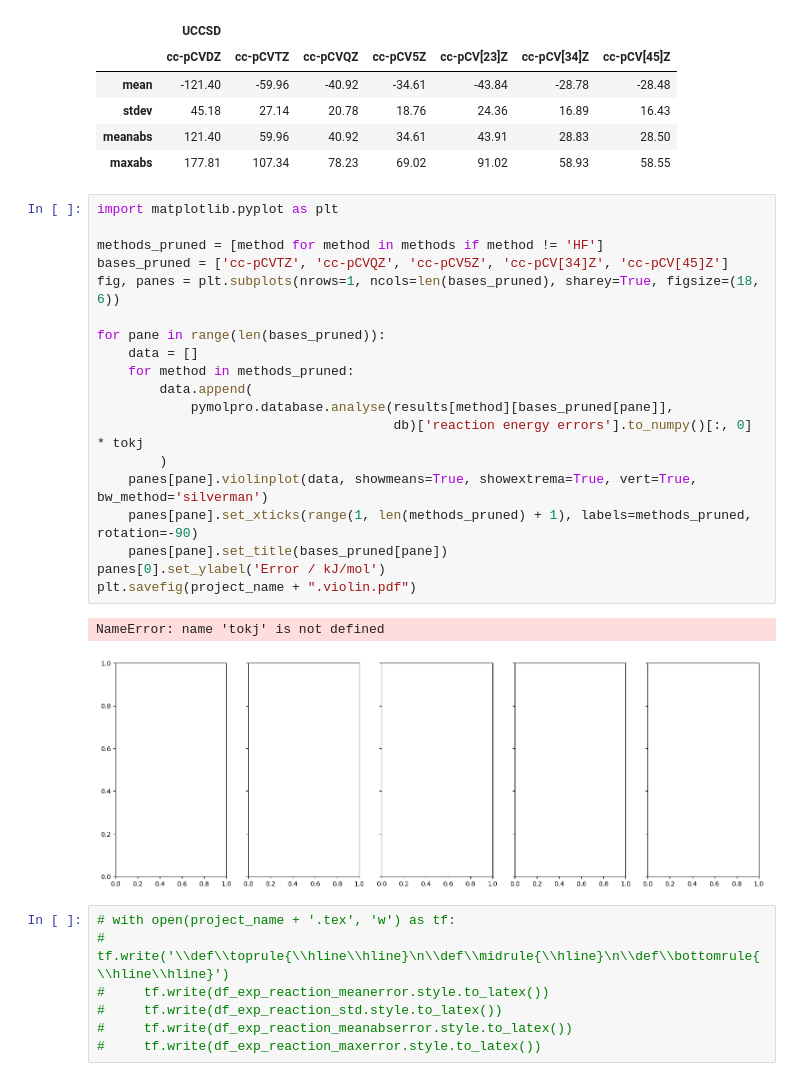
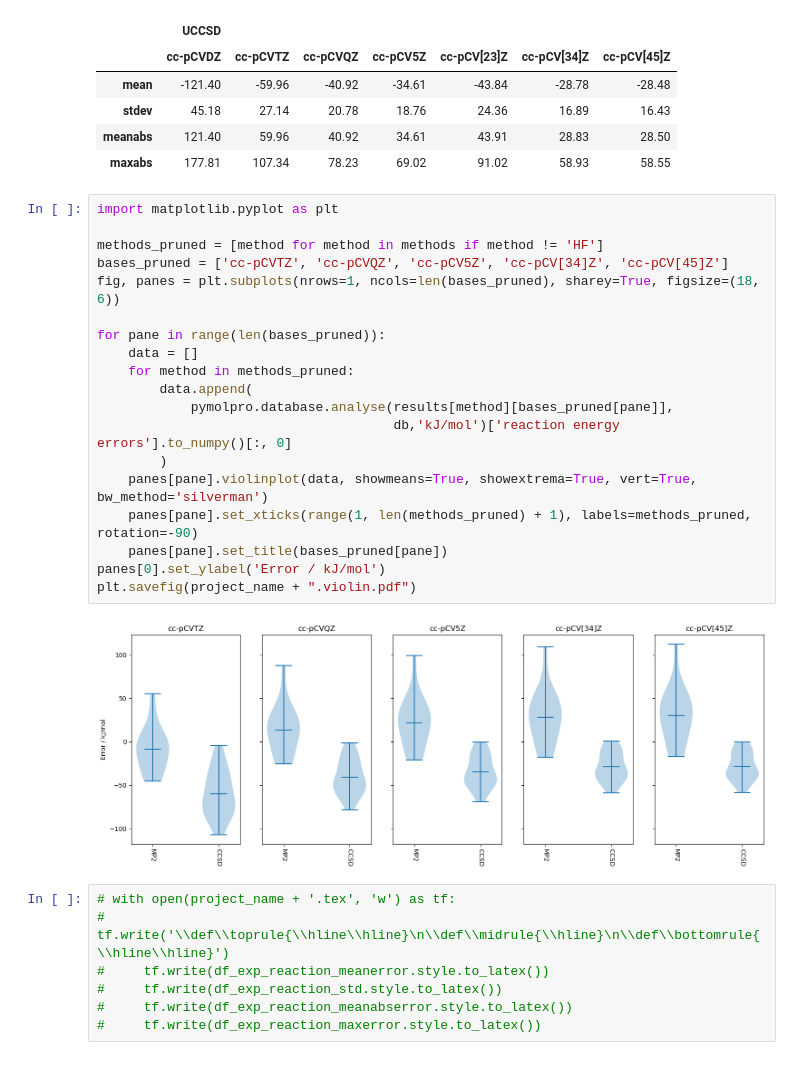
Before and after one commit to molpro/pymolpro, a Jupyter notebook: docs/source/examples/thermochemical_benchmark_Bak2000_atomisations.ipynb, the cells around one changed output. Drawn from its saved outputs; the diff is of its cells as text.

```diff
--- a/docs/source/examples/thermochemical_benchmark_Bak2000_atomisations.ipynb
+++ b/docs/source/examples/thermochemical_benchmark_Bak2000_atomisations.ipynb
@@ -53,25 +53,24 @@ pymolpro.database.analyse([results['CCSD'][basis] for basis in bases], db, 'kj/m
 # %%
 import matplotlib.pyplot as plt
 
 methods_pruned = [method for method in methods if method != 'HF']
 bases_pruned = ['cc-pCVTZ', 'cc-pCVQZ', 'cc-pCV5Z', 'cc-pCV[34]Z', 'cc-pCV[45]Z']
 fig, panes = plt.subplots(nrows=1, ncols=len(bases_pruned), sharey=True, figsize=(18, 6))
 
 for pane in range(len(bases_pruned)):
     data = []
     for method in methods_pruned:
         data.append(
             pymolpro.database.analyse(results[method][bases_pruned[pane]],
-                                      db)['reaction energy errors'].to_numpy()[:, 0] * tokj
+                                      db,'kJ/mol')['reaction energy errors'].to_numpy()[:, 0]
         )
     panes[pane].violinplot(data, showmeans=True, showextrema=True, vert=True, bw_method='silverman')
     panes[pane].set_xticks(range(1, len(methods_pruned) + 1), labels=methods_pruned, rotation=-90)
     panes[pane].set_title(bases_pruned[pane])
 panes[0].set_ylabel('Error / kJ/mol')
 plt.savefig(project_name + ".violin.pdf")
 # %% [output]
-NameError: name 'tokj' is not defined
-[figure, old version]
+[figure, new version]
 # %%
 # with open(project_name + '.tex', 'w') as tf:
 #     tf.write('\\def\\toprule{\\hline\\hline}\n\\def\\midrule{\\hline}\n\\def\\bottomrule{\\hline\\hline}')
```
Also changed, not shown: 4 other files.
